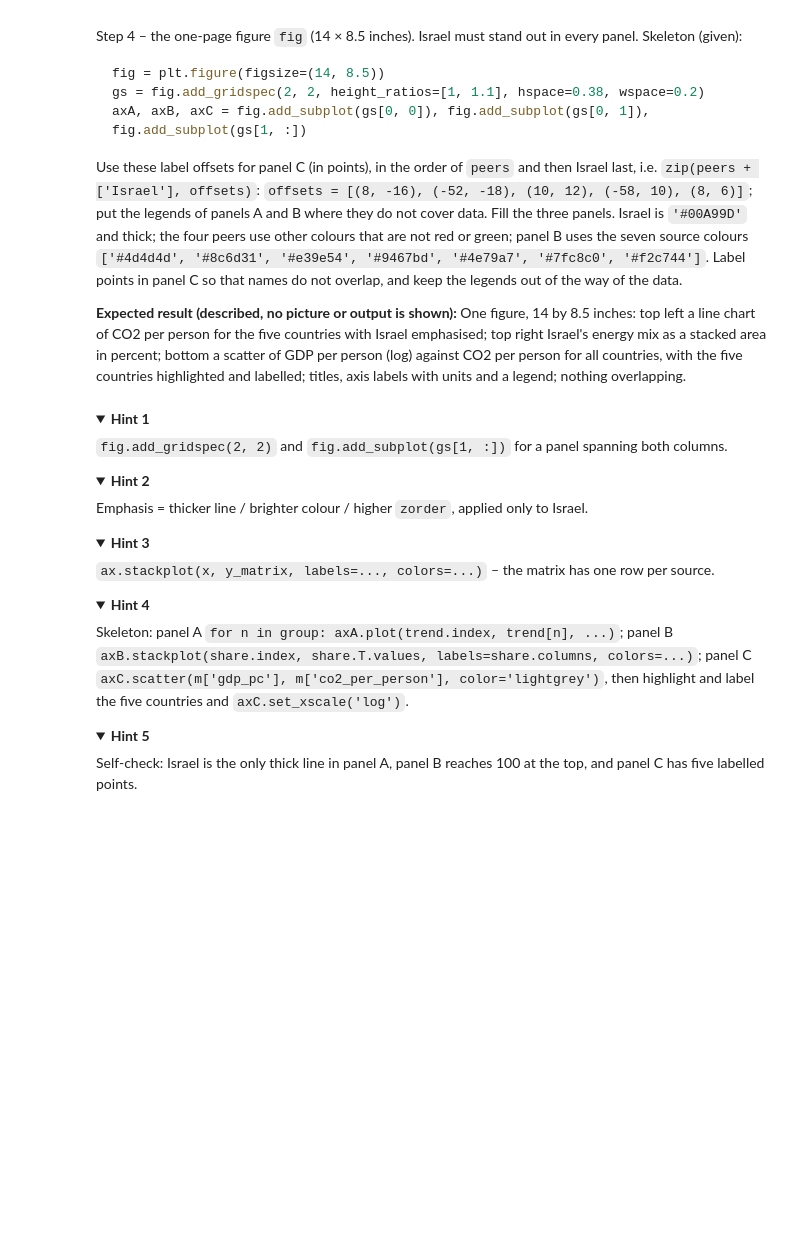
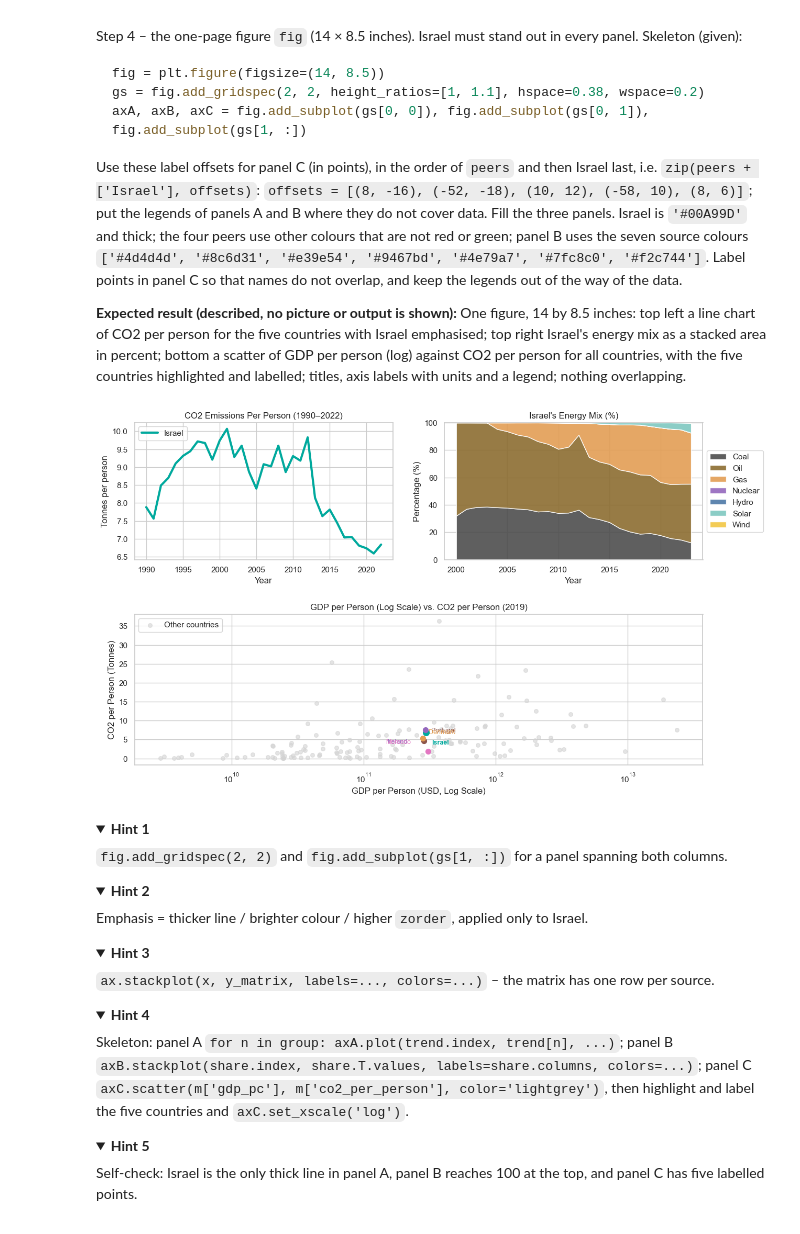
Before and after one commit to OrangeBoop/Lab02, a Jupyter notebook: Lab3/Lab3-Persky Idan 215548512 , Golan Amir 216264333.ipynb, the cells around one changed output. Cells and saved outputs as stored; diff of their text form; code cells hidden in the pictures; folded sections open; blank space fills up the shorter version.

```diff
--- a/Lab3/Lab3-Persky Idan 215548512 , Golan Amir 216264333.ipynb
+++ b/Lab3/Lab3-Persky Idan 215548512 , Golan Amir 216264333.ipynb
@@ -1847,3 +1876,10 @@ Step 2 – `trend` (one column per country in `['Israel'] + peers`, rows = years
 **Expected result (described, no picture or output is shown):** A table `trend` with one row per year (1990 to 2023) and five columns (Israel first), its printed shape, and one printed line with Israel's CO2 per person in 1990 and in 2022 and the change in percent.
 # %%
 # Write your code here
+countries_list = ['Israel', 'Ireland','Portugal','Morocco','Denmark']
+pivot_df = countries.pivot(index='year', columns=country_col, values='co2_per_person')
+trend = pivot_df[countries_list].copy()
+print(f"The shape of trend is: {trend.shape}")
+print(trend['Israel'],"\n")
+print("*"*40)
+print(f"The Co2 Per person in 1990: {trend['Israel'].iloc[0]:.2f}\n The Co2 per person in 2022: {trend['Israel'].iloc[-1]:.2f}\n The percent change is {(trend['Israel'].iloc[0]/trend['Israel'].iloc[-1])*100:.2f}")
@@ -1890,7 +1985,93 @@ Use these label offsets for panel C (in points), in the order of `peers` and the
 
 **Expected result (described, no picture or output is shown):** One figure, 14 by 8.5 inches: top left a line chart of CO2 per person for the five countries with Israel emphasised; top right Israel's energy mix as a stacked area in percent; bottom a scatter of GDP per person (log) against CO2 per person for all countries, with the five countries highlighted and labelled; titles, axis labels with units and a legend; nothing overlapping.
 # %%
-# Write your code here
+
+# Let's create a figure
+fig = plt.figure(figsize=(14, 8.5))
+gs = fig.add_gridspec(2, 2, height_ratios=[1, 1.1], hspace=0.38, wspace=0.2)
+# We will set for each subplot a size
+axA, axB, axC = fig.add_subplot(gs[0, 0]), fig.add_subplot(gs[0, 1]), fig.add_subplot(gs[1, :])
+
+# Choosing color per country/share
+israel_color = '#00A99D'
+peer_colors = ['#1f77b4', '#9467bd', '#8c564b', '#e377c2','#e39e54']
+source_colors = ['#4d4d4d', '#8c6d31', '#e39e54', '#9467bd', '#4e79a7', '#7fc8c0', '#f2c744']
+
+country_col = 'countries' if 'countries' in countries.columns else 'nation'
+
+# Line chart of CO2 per person for peers + Israel
+df_A = countries[countries[country_col].isin(countries_list) & countries['year'].between(1990, 2022)].copy()
+df_A['co2_per_person'] = pd.to_numeric(df_A['co2_per_person'], errors='coerce')
+
+# Pivot to wide format to simplify plotting lines cleanly
+pivot_A = df_A.pivot(index='year', columns=country_col, values='co2_per_person')
+
+for i, peer in enumerate(peers):
+    if peer in pivot_A.columns:
+        axA.plot(pivot_A.index, pivot_A[peer], color=peer_colors[i], linewidth=1.5, alpha=0.8, label=peer)
+
+if 'Israel' in pivot_A.columns:
+    axA.plot(pivot_A.index, pivot_A['Israel'], color=israel_color, linewidth=3, label='Israel', zorder=5)
+
+axA.set_title("CO2 Emissions Per Person (1990–2022)")
+axA.set_xlabel("Year")
+axA.set_ylabel("Tonnes per person")
+axA.legend(loc='upper left', frameon=True)
+
+# Israel's energy mix as a stacked area chart in percent
+israel_energy = energy[energy[country_col] == 'Israel'].copy()
+israel_energy['twh'] = pd.to_numeric(israel_energy['twh'], errors='coerce')
+pivot_e = israel_energy.pivot(index='year', columns='source', values='twh').fillna(0)
+share_e = pivot_e.div(pivot_e.sum(axis=1), axis=0) * 100
+
+active_sources = [s for s in ['Coal', 'Oil', 'Gas', 'Nuclear', 'Hydro', 'Solar', 'Wind'] if s in share_e.columns]
+axB.stackplot(share_e.index, share_e[active_sources].T.values, labels=active_sources, colors=source_colors[:len(active_sources)], alpha=0.9)
+
+axB.set_title("Israel's Energy Mix (%)")
+axB.set_xlabel("Year")
+axB.set_ylabel("Percentage (%)")
+axB.set_ylim(0, 100)
+axB.legend(loc='center left', bbox_to_anchor=(1, 0.5), frameon=True)
+
+# Scatter of GDP per person wiht log scale vs CO2 per person
+c19 = countries[countries['year'] == 2019].merge(info[['iso3', 'continent']], on='iso3', how='left').copy()
+c19['gdp_usd'] = pd.to_numeric(c19['gdp_usd'], errors='coerce')
+c19['co2_per_person'] = pd.to_numeric(c19['co2_per_person'], errors='coerce')
+
+# Plot all other countries in light grey background
+other_countries = c19[~c19[country_col].isin(countries_list)]
+axC.scatter(other_countries['gdp_usd'], other_countries['co2_per_person'], color='lightgrey', alpha=0.6, s=30, label='Other countries')
+
+# Plot peers and Israel with given label offsets
+offsets = [(8, -16), (-52, -18), (10, 12), (-58, 10), (8, 6)]
+label_offsets = dict(zip(countries_list, offsets))
+
+for i, country in enumerate(countries_list):
+    row = c19[c19[country_col] == country]
+    if row.empty:
+        continue
+    x = row['gdp_usd'].values[0]
+    y = row['co2_per_person'].values[0]
+
+    col = israel_color if country == 'Israel' else peer_colors[i]
+    sz = 70 if country == 'Israel' else 50
+
+    axC.scatter(x, y, color=col, s=sz, zorder=5)
+
+    ox, oy = label_offsets.get(country, (5, 5))
+    axC.annotate(country, (x, y), textcoords="offset points", xytext=(ox, oy),
+                 fontsize=9, fontweight='bold' if country == 'Israel' else 'normal', color=col)
+
+axC.set_xscale('log')
+axC.set_title("GDP per Person (Log Scale) vs. CO2 per Person (2019)")
+axC.set_xlabel("GDP per Person (USD, Log Scale)")
+axC.set_ylabel("CO2 per Person (Tonnes)")
+axC.legend(loc='upper left', frameon=True)
+
+plt.tight_layout()
+plt.show()
+# %% [output]
+[figure, added]
 # %% [markdown]
 <details><summary><b>Hint 1</b></summary>
 
```
Also changed, not shown: parts of 20 cells of this notebook, 5 other files.
